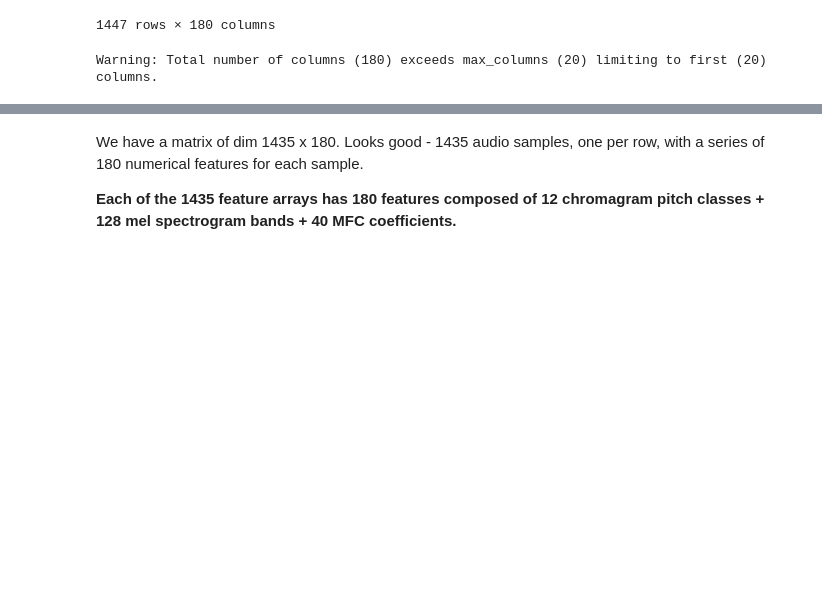
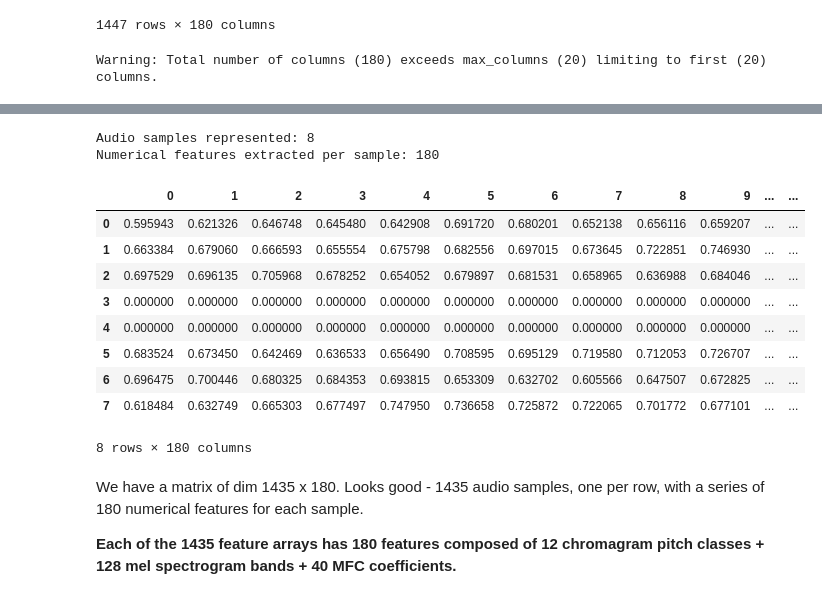
Before and after one commit to owenc8/Week3-ClassicML, a Jupyter notebook: Week_3_MachineLearning.ipynb, the cells around one changed output, grey strips where cells are left out. Saved outputs shown, nothing was run; the diff lists cells and outputs as text; code cells hidden in the pictures; blank space fills up the shorter version.

```diff
--- a/Week_3_MachineLearning.ipynb
+++ b/Week_3_MachineLearning.ipynb
@@ -180,6 +180,24 @@ def load_data():
         print('\r' + f' Processed {count}/{1440} audio samples',end=' ')
     # Return arrays to plug into sklearn's cross-validation algorithms
     return np.array(X), np.array(y)
+# %%
+import os, glob
+
+def load_Mydata():
+    X,y=[],[]
+    count = 0
+    for file in glob.glob("/content/drive/MyDrive/IAT 2020 - 2024/5th year :\/OneDrive_2024-09-27/Audio Data/Actor_25/*.wav"):
+
+        file_name=os.path.basename(file)
+        emotion=emotions_dict[file_name.split("-")[2]]
+        newFeatures = get_features(file)
+        X.append(newFeatures)
+        y.append(emotion)
+        count += 1
+        # '\r' + end='' results in printing over same line
+        print('\r' + f' Processed {count}/{1440} audio samples',end=' ')
+    # Return arrays to plug into sklearn's cross-validation algorithms
+    return np.array(X), np.array(y)
 # %% [markdown]
 Compute the feature matrix and read the emotion labels for the entire dataset.
 Note that our regressor (independent/explanatory variable), usually denoted X, is named 'features', and our regressand (dependent variable), usually denoted y, is named 'emotions'.
@@ -187,3 +205,5 @@ Note that our regressor (independent/explanatory variable), usually denoted X, i
 features, emotions = load_data()
 # %% [output]
  Processed 1447/1440 audio samples
+# %%
+newFeatures, emotions = load_Mydata()
@@ -219,3 +244,27 @@ Warning: Total number of columns (180) exceeds max_columns (20) limiting to firs
+# %%
+print(f'\nAudio samples represented: {newFeatures.shape[0]}')
+print(f'Numerical features extracted per sample: {newFeatures.shape[1]}')
+features_df = pd.DataFrame(newFeatures) # make it pretty for display
+
+
+#making dataframe for emotions as well
+emotions_df = pd.DataFrame(emotions) # make it pretty for display
+
+features_df
+#my 8 clips in a table
+# %% [output]
+Audio samples represented: 8
+Numerical features extracted per sample: 180
+|  | 0 | 1 | 2 | 3 | 4 | 5 | 6 | 7 | 8 | 9 | ... | ... |
+| 0 | 0.595943 | 0.621326 | 0.646748 | 0.645480 | 0.642908 | 0.691720 | 0.680201 | 0.652138 | 0.656116 | 0.659207 | ... | ... |
+| 1 | 0.663384 | 0.679060 | 0.666593 | 0.655554 | 0.675798 | 0.682556 | 0.697015 | 0.673645 | 0.722851 | 0.746930 | ... | ... |
+| 2 | 0.697529 | 0.696135 | 0.705968 | 0.678252 | 0.654052 | 0.679897 | 0.681531 | 0.658965 | 0.636988 | 0.684046 | ... | ... |
+| 3 | 0.000000 | 0.000000 | 0.000000 | 0.000000 | 0.000000 | 0.000000 | 0.000000 | 0.000000 | 0.000000 | 0.000000 | ... | ... |
+| 4 | 0.000000 | 0.000000 | 0.000000 | 0.000000 | 0.000000 | 0.000000 | 0.000000 | 0.000000 | 0.000000 | 0.000000 | ... | ... |
+| 5 | 0.683524 | 0.673450 | 0.642469 | 0.636533 | 0.656490 | 0.708595 | 0.695129 | 0.719580 | 0.712053 | 0.726707 | ... | ... |
+| 6 | 0.696475 | 0.700446 | 0.680325 | 0.684353 | 0.693815 | 0.653309 | 0.632702 | 0.605566 | 0.647507 | 0.672825 | ... | ... |
+| 7 | 0.618484 | 0.632749 | 0.665303 | 0.677497 | 0.747950 | 0.736658 | 0.725872 | 0.722065 | 0.701772 | 0.677101 | ... | ... |
+8 rows × 180 columns
 # %% [markdown]
 We have a matrix of dim 1435 x 180. Looks good - 1435 audio samples, one per row, with a series of
 180 numerical features for each sample.
```
Also changed, not shown: parts of 12 cells of this notebook.
